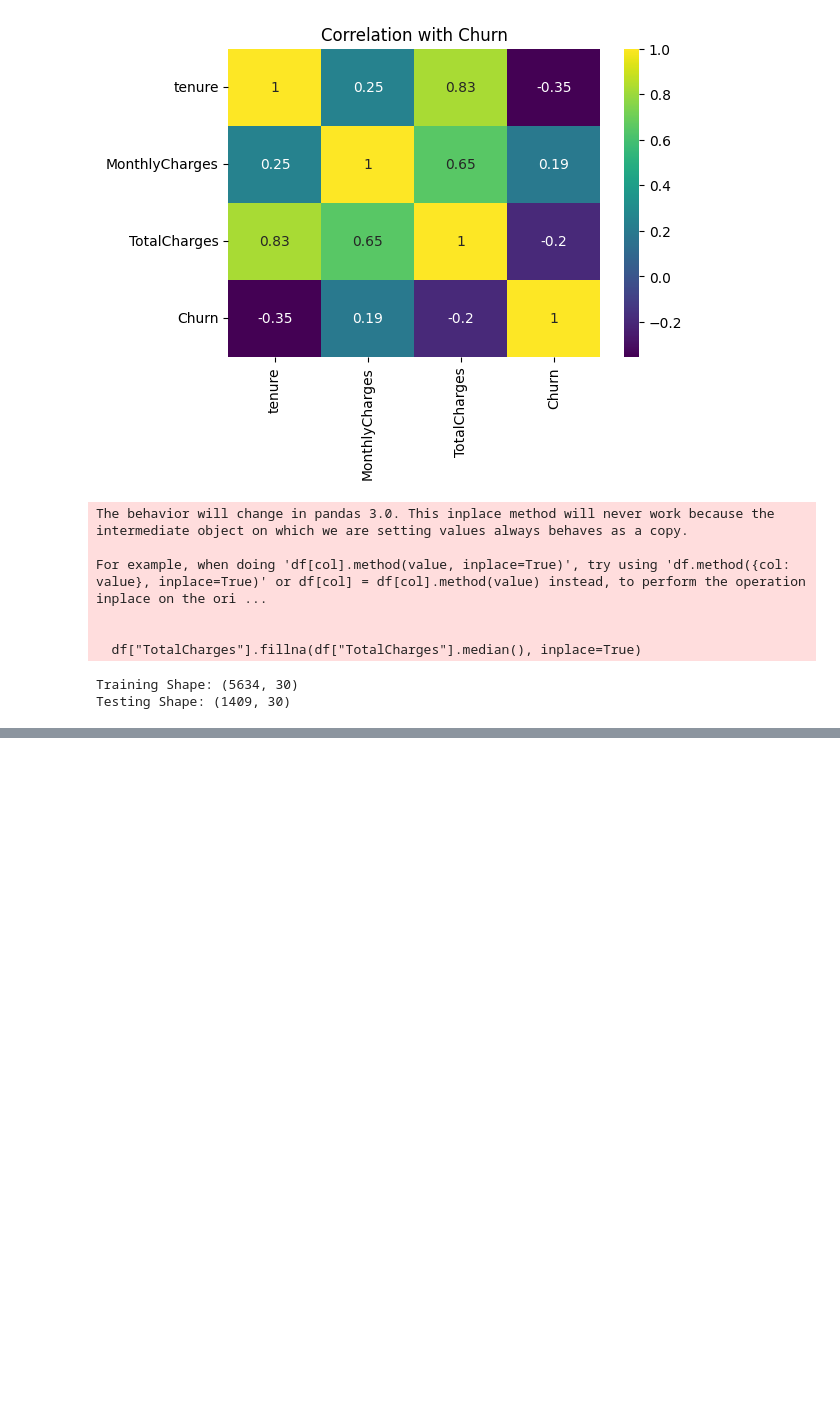
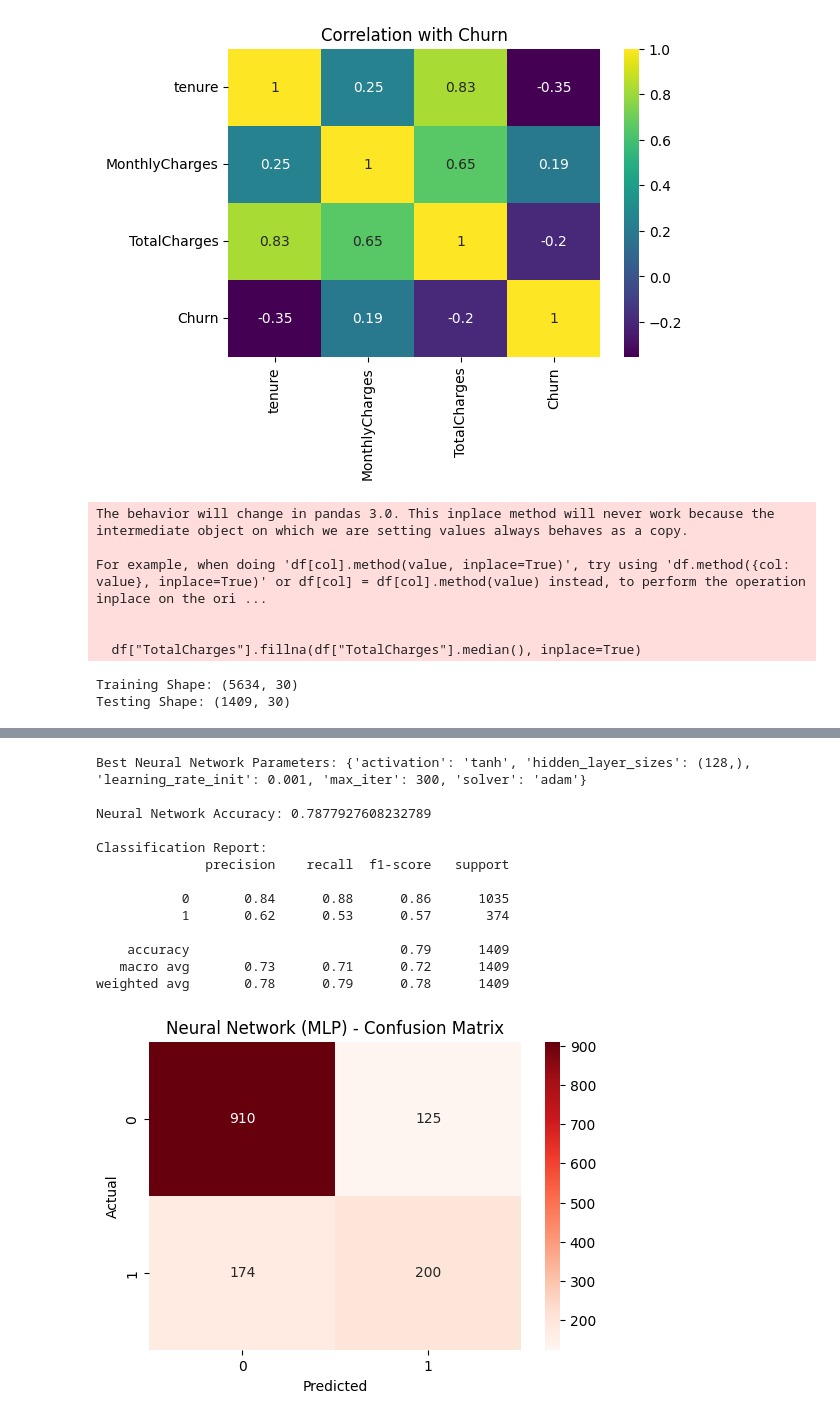
Before and after one commit to Hasindu123e/Churn-data-prediction, a Jupyter notebook: churn__data_Prediction.ipynb, the cells around one changed output, grey strips where cells are left out. Drawn from its saved outputs; the diff is of its cells as text; code cells hidden in the pictures; blank space fills up the shorter version.

```diff
--- a/churn__data_Prediction.ipynb
+++ b/churn__data_Prediction.ipynb
@@ -159,0 +240,79 @@ Testing Shape: (1409, 30)
+# %%
+
+# NEURAL NETWORK CLASSIFIER (MLP)
+
+from sklearn.neural_network import MLPClassifier
+from sklearn.metrics import accuracy_score, classification_report, confusion_matrix
+from sklearn.model_selection import GridSearchCV
+import seaborn as sns
+import matplotlib.pyplot as plt
+
+
+# 1. Hyperparameter Tuning
+
+
+mlp_params = {
+    "hidden_layer_sizes": [(32,), (64,), (128,), (64,32), (128,64)],
+    "activation": ["relu", "tanh"],
+    "solver": ["adam"],
+    "learning_rate_init": [0.001, 0.01],
+    "max_iter": [300]
+}
+
+mlp = MLPClassifier(random_state=42)
+
+grid_mlp = GridSearchCV(
+    estimator=mlp,
+    param_grid=mlp_params,
+    cv=3,
+    scoring="accuracy",
+    n_jobs=-1
+)
+
+grid_mlp.fit(x_train, y_train)
+
+print("Best Neural Network Parameters:", grid_mlp.best_params_)
+
+best_mlp = grid_mlp.best_estimator_
+
+
+# 2. Model Prediction
+
+
+mlp_pred = best_mlp.predict(x_test)
+
+# 3. Evaluation Metrics
+
+
+mlp_accuracy = accuracy_score(y_test, mlp_pred)
+print("\nNeural Network Accuracy:", mlp_accuracy)
+
+print("\nClassification Report:")
+print(classification_report(y_test, mlp_pred))
+
+
+# 4. Confusion Matrix
+
+
+plt.figure(figsize=(6,4))
+sns.heatmap(confusion_matrix(y_test, mlp_pred),
+            annot=True, fmt="d", cmap="Reds")
+plt.title("Neural Network (MLP) - Confusion Matrix")
+plt.xlabel("Predicted")
+plt.ylabel("Actual")
+plt.show()
+# %% [output]
+Best Neural Network Parameters: {'activation': 'tanh', 'hidden_layer_sizes': (128,), 'learning_rate_init': 0.001, 'max_iter': 300, 'solver': 'adam'}
+
+Neural Network Accuracy: 0.7877927608232789
+
+Classification Report:
+              precision    recall  f1-score   support
+
+           0       0.84      0.88      0.86      1035
+           1       0.62      0.53      0.57       374
+
+    accuracy                           0.79      1409
+   macro avg       0.73      0.71      0.72      1409
+weighted avg       0.78      0.79      0.78      1409
+[figure, added]
```
Also changed, not shown: parts of 4 cells of this notebook.
